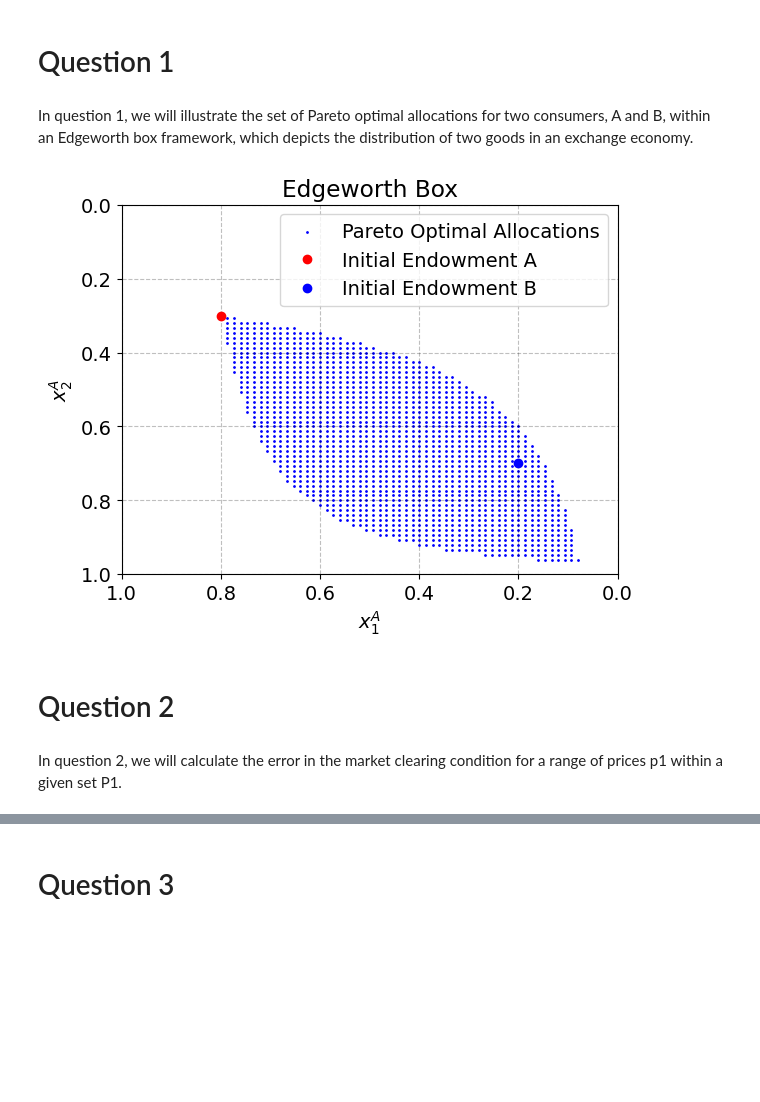
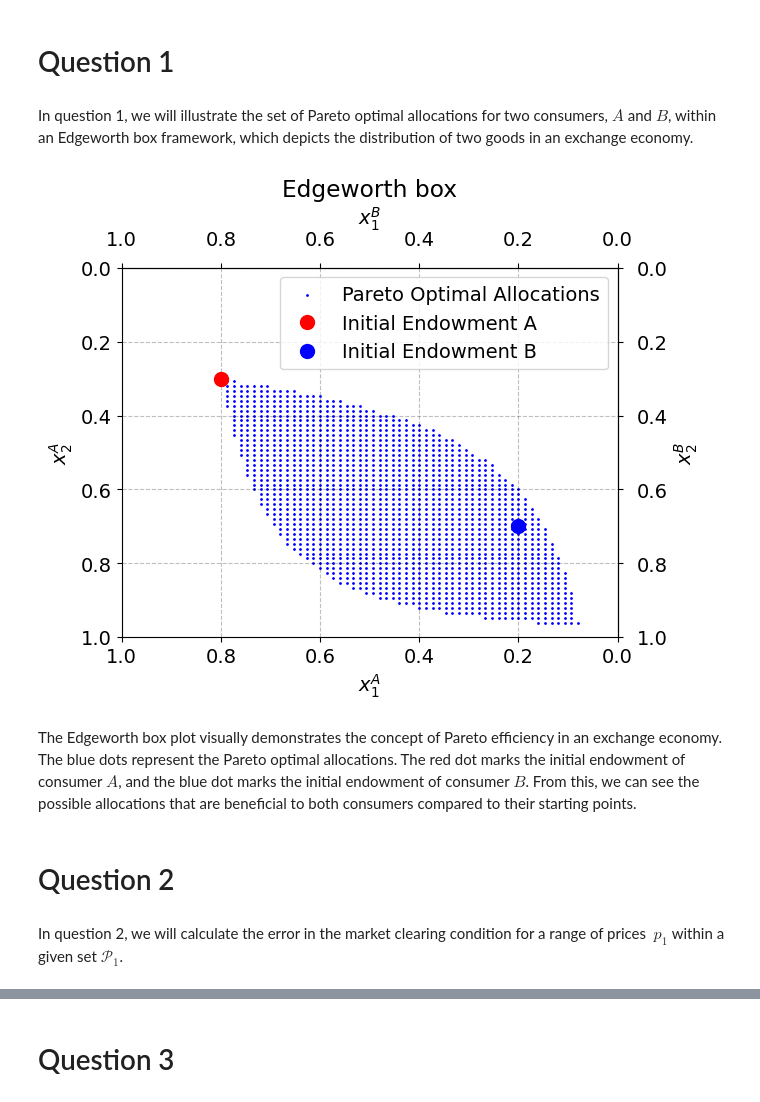
Before and after one commit to NumEconCopenhagen/projects-2024-emil-celine-og-julie, a Jupyter notebook: inauguralproject/inauguralproject.ipynb, the cells around one changed output, grey strips where cells are left out. Drawn from its saved outputs; the diff is of its cells as text; code cells hidden in the pictures; blank space fills up the shorter version.

```diff
--- a/inauguralproject/inauguralproject.ipynb
+++ b/inauguralproject/inauguralproject.ipynb
@@ -30,10 +26,10 @@ N=75
 # %% [markdown]
 Defintion of the utility functions for both agents
 # %%
-def uA(x1, x2):
+def u_A(x1, x2):
     return x1**alpha * x2**(1-alpha)
 
-def uB(x1, x2):
+def u_B(x1, x2):
     return x1**beta * x2**(1-beta)
 # %% [markdown]
 Defintion of the demand functions for both agents
@@ -50,13 +46,13 @@ def demand_B(p1, omega_B=omega_B):
 # %% [markdown]
 # Question 1
 # %% [markdown]
-In question 1, we will illustrate the set of Pareto optimal allocations for two consumers, A and B, within an Edgeworth box framework, which depicts the distribution of two goods in an exchange economy.
+In question 1, we will illustrate the set of Pareto optimal allocations for two consumers, $A$ and $B$, within an Edgeworth box framework, which depicts the distribution of two goods in an exchange economy.
 # %%
 #We have aldready defined our parameters and our utility functions
 
 #We now calculate the initial utilities for both agents
-initial_U_A = uA(omega_A[0], omega_A[1])
-initial_U_B = uB(omega_B[0], omega_B[1])
+initial_U_A = u_A(omega_A[0], omega_A[1])
+initial_U_B = u_B(omega_B[0], omega_B[1])
 
 #We initialize lists to hold Pareto optimal allocations
 pareto_x1_A = []
@@ -67,47 +63,67 @@ pareto_x2_B = []
 #Then we loop over all possible combinations of good allocations to A
 for x1_A in np.linspace(0, 1, N+1):
     for x2_A in np.linspace(0, 1, N+1):
-        # And calculates the remaining goods for B
+        #And calculates the remaining goods for B
         x1_B = 1 - x1_A
         x2_B = 1 - x2_A
 
         #We check if this allocation is Pareto optimal
         if u_A(x1_A, x2_A) >= initial_U_A and u_B(x1_B, x2_B) >= initial_U_B:
             pareto_x1_A.append(x1_A)
             pareto_x2_A.append(x2_A)
             pareto_x1_B.append(x1_B)
             pareto_x2_B.append(x2_B)
 
 #We will now plot the Edgeworth Box
 fig, ax = plt.subplots()
+
+#We set the primary axes for consumer A
 ax.set_xlim(0, 1)
 ax.set_ylim(0, 1)
 
-#For simplicity we continue plotting individual points but ensure they are comprehensive
+#We then plot the Pareto optimal allocations
 ax.scatter(pareto_x1_A, pareto_x2_A, c='blue', label='Pareto Optimal Allocations', s=1)
 
-#We highlight initial endowments
-ax.plot(omega_A[0], omega_A[1], 'ro', label="Initial Endowment A")
-ax.plot(omega_B[0], omega_B[1], 'bo', label="Initial Endowment B")
+#We highlight initial endowments for A
+ax.plot(omega_A[0], omega_A[1], 'ro', markersize=10, label='Initial Endowment A')
 
-#We set labels and titles
+#And name the primary axes with labels
 ax.set_xlabel('$x_1^A$')
 ax.set_ylabel('$x_2^A$')
-ax.set_title('Edgeworth Box')
+ax.set_title('Edgeworth box')
 
-#We invert axes to match the convention
+#We invert the axes
 ax.invert_yaxis()
 ax.invert_xaxis()
+
+#We create secondary axes for consumer B
+ax_sec = ax.secondary_xaxis('top')
+ax_sec.set_xlabel('$x_1^B$')
+ax_sec.set_xlim(1, 0)
+ax_sec.tick_params(axis='x', pad=10)
+
+ax_sec_y = ax.secondary_yaxis('right')
+ax_sec_y.set_ylabel('$x_2^B$')
+ax_sec_y.set_ylim(1, 0)
+ax_sec_y.tick_params(axis='y', pad=10)
+
+#We highlight initial endowments for B
+ax.plot(1 - omega_A[0], 1 - omega_A[1], 'bo', markersize=10, label='Initial Endowment B')
+
+#We then add gridlines for better visual reference
+ax.grid(True)
 
 #We add a legend
 ax.legend()
 
 #And lastly we show the plot
 plt.show()
 # %% [output]
-[figure, old version]
+[figure, new version]
+# %% [markdown]
+The Edgeworth box plot visually demonstrates the concept of Pareto efficiency in an exchange economy. The blue dots represent the Pareto optimal allocations. The red dot marks the initial endowment of consumer $A$, and the blue dot marks the initial endowment of consumer $B$. From this, we can see the possible allocations that are beneficial to both consumers compared to their starting points.
 # %% [markdown]
 # Question 2
 # %% [markdown]
-In question 2, we will calculate the error in the market clearing condition for a range of prices p1 within a given set P1.
+In question 2, we will calculate the error in the market clearing condition for a range of prices $\ p_1$  within a given set $\mathcal{P}_1$.
 # %%
```
Also changed, not shown: parts of 34 cells of this notebook, 1 other file.
